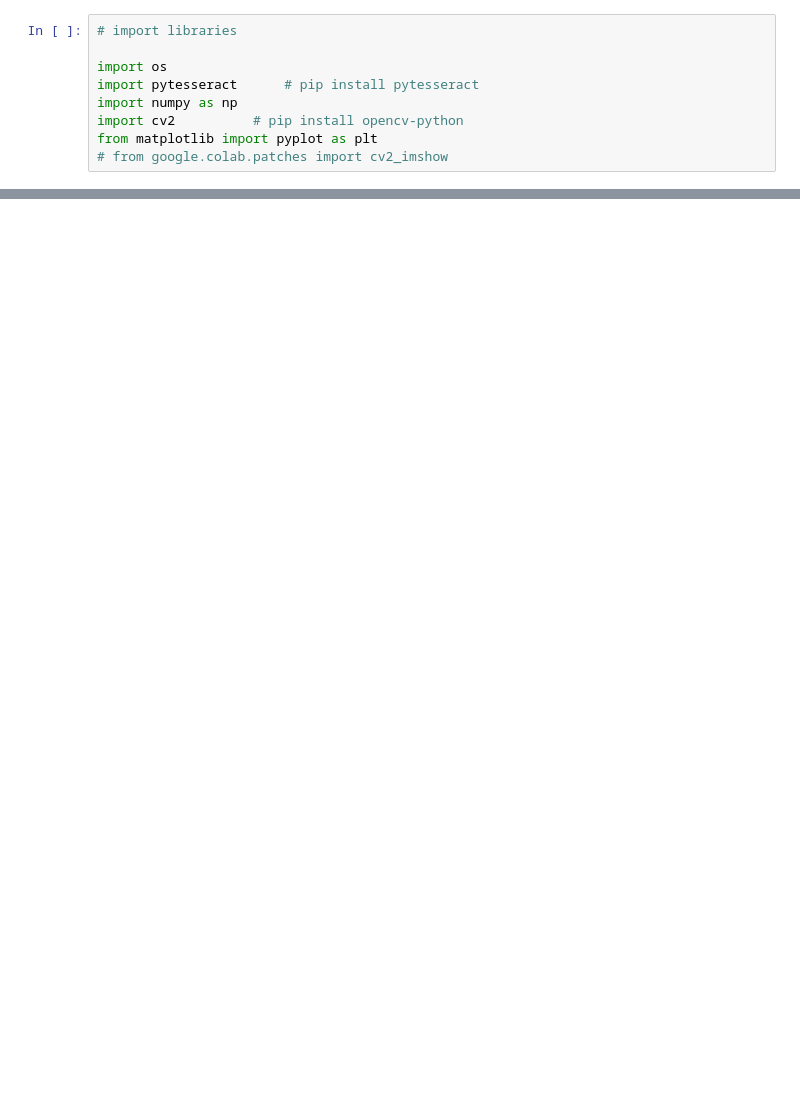
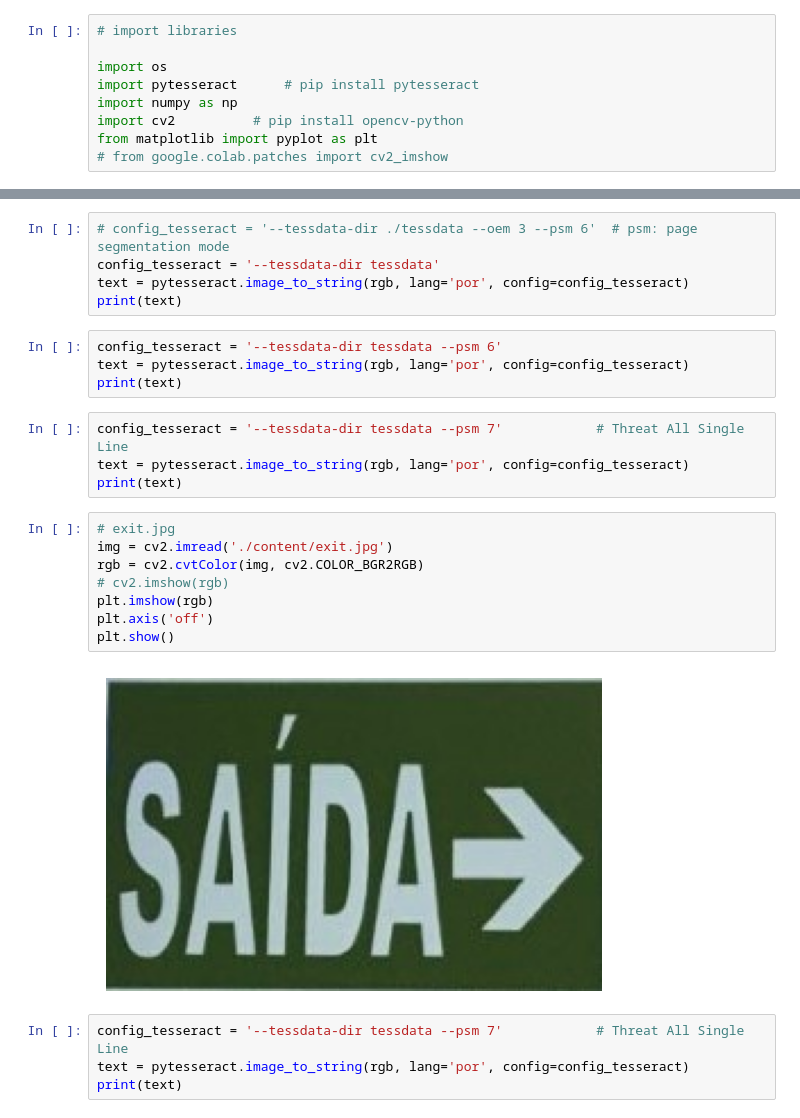
Before and after one commit to sonsungjong/python, a Jupyter notebook: OCR/OCR with Tesseract.ipynb, the cells around one changed output, grey strips where cells are left out. Drawn from its saved outputs; the diff is of its cells as text; blank space fills up the shorter version.

```diff
--- a/OCR/OCR with Tesseract.ipynb
+++ b/OCR/OCR with Tesseract.ipynb
@@ -40,0 +109,27 @@ plt.show()
+# %%
+# config_tesseract = '--tessdata-dir ./tessdata --oem 3 --psm 6'  # psm: page segmentation mode
+config_tesseract = '--tessdata-dir tessdata'
+text = pytesseract.image_to_string(rgb, lang='por', config=config_tesseract)
+print(text)
+# %%
+config_tesseract = '--tessdata-dir tessdata --psm 6'
+text = pytesseract.image_to_string(rgb, lang='por', config=config_tesseract)
+print(text)
+# %%
+config_tesseract = '--tessdata-dir tessdata --psm 7'            # Threat All Single Line
+text = pytesseract.image_to_string(rgb, lang='por', config=config_tesseract)
+print(text)
+# %%
+# exit.jpg
+img = cv2.imread('./content/exit.jpg')
+rgb = cv2.cvtColor(img, cv2.COLOR_BGR2RGB)
+# cv2.imshow(rgb)
+plt.imshow(rgb)
+plt.axis('off')
+plt.show()
+# %% [output]
+[figure, added]
+# %%
+config_tesseract = '--tessdata-dir tessdata --psm 7'            # Threat All Single Line
+text = pytesseract.image_to_string(rgb, lang='por', config=config_tesseract)
+print(text)
```
Also changed, not shown: parts of 25 cells of this notebook, 6 other files.
